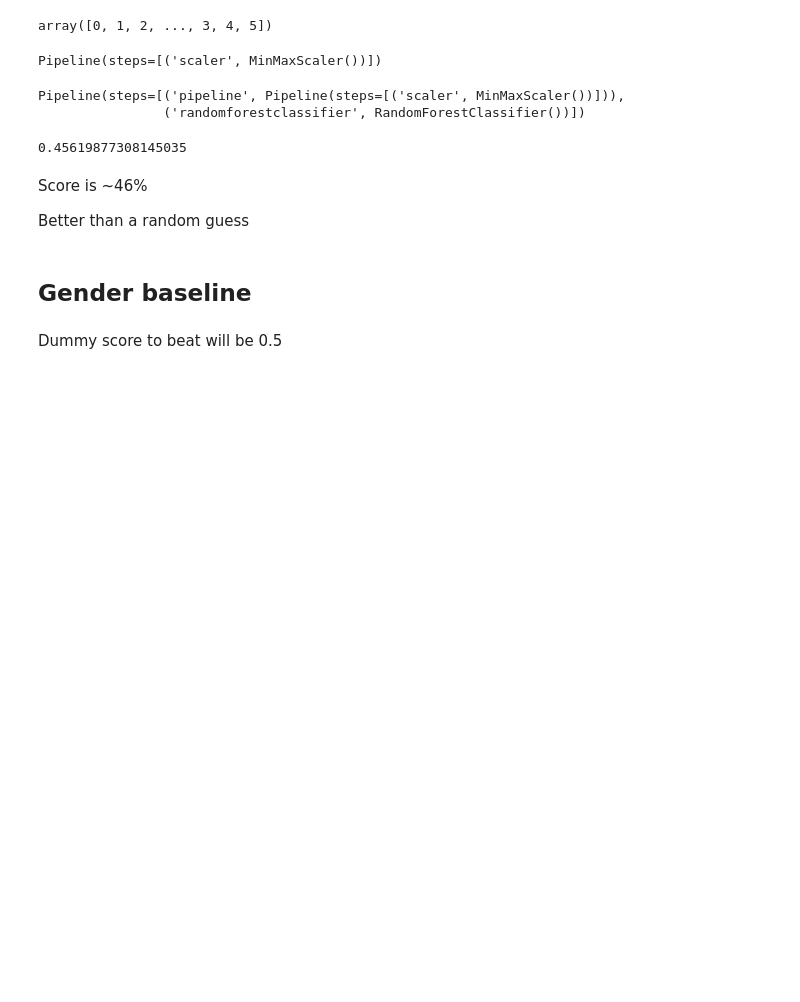
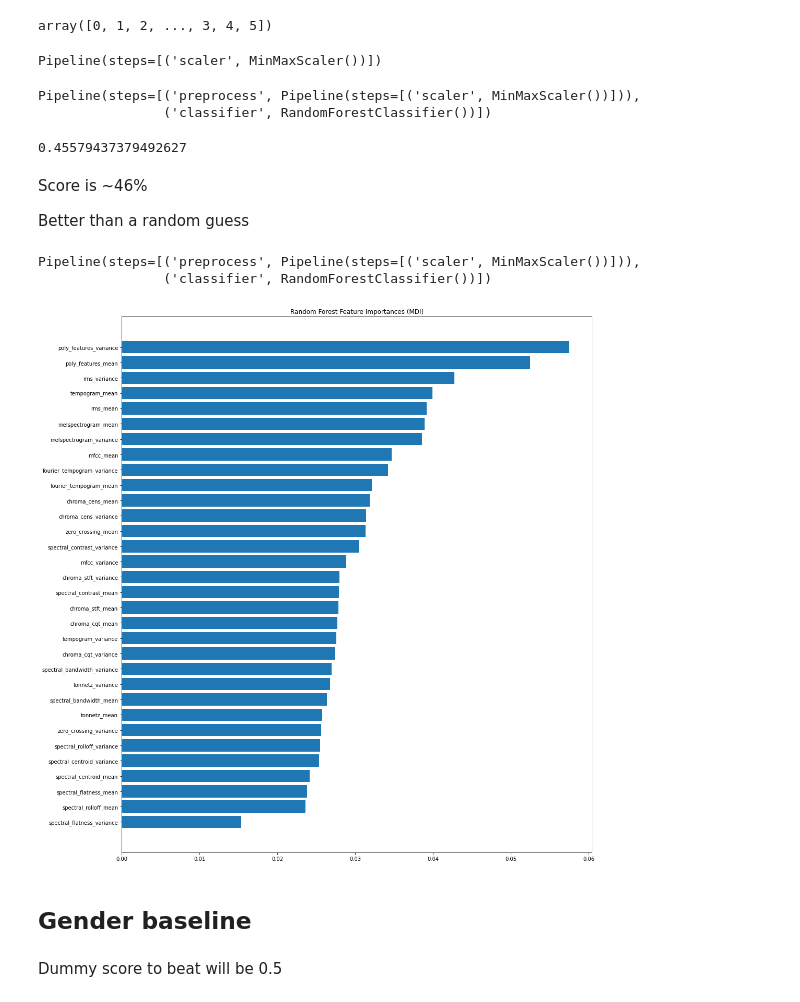
Before and after one commit to geowilso/speech-emotion-recognition, a Jupyter notebook: notebooks/geowilso_data_exploration.ipynb, the cells around one changed output. Drawn from its saved outputs; the diff is of its cells as text; code cells hidden in the pictures; blank space fills up the shorter version.

Commit message:
added feature importances

```diff
--- a/notebooks/geowilso_data_exploration.ipynb
+++ b/notebooks/geowilso_data_exploration.ipynb
@@ -553,21 +553,48 @@ preproc_pipe
 # %% [output]
 Pipeline(steps=[('scaler', MinMaxScaler())])
 # %%
-pipe_baseline = make_pipeline(preproc_pipe, RandomForestClassifier())
+pipe_baseline = Pipeline(
+    [
+        ("preprocess", preproc_pipe),
+        ("classifier", RandomForestClassifier()),
+    ])
+
 pipe_baseline
 # %% [output]
-Pipeline(steps=[('pipeline', Pipeline(steps=[('scaler', MinMaxScaler())])),
-                ('randomforestclassifier', RandomForestClassifier())])
+Pipeline(steps=[('preprocess', Pipeline(steps=[('scaler', MinMaxScaler())])),
+                ('classifier', RandomForestClassifier())])
 # %%
 cv_results = cross_validate(pipe_baseline,X,y,cv=5,scoring='accuracy')
 score_baseline = cv_results['test_score'].mean()
 score_baseline
 # %% [output]
-0.45619877308145035
+0.45579437379492627
 # %% [markdown]
 Score is ~46%
 
 Better than a random guess
+# %%
+pipe_baseline.fit(X,y)
+# %% [output]
+Pipeline(steps=[('preprocess', Pipeline(steps=[('scaler', MinMaxScaler())])),
+                ('classifier', RandomForestClassifier())])
+# %%
+tree_feature_importances = pipe_baseline.named_steps["classifier"].feature_importances_
+sorted_idx = tree_feature_importances.argsort()
+
+feature_names = X.columns
+
+
+y_ticks = np.arange(0, len(feature_names))
+fig, ax = plt.subplots(figsize=(15,15))
+ax.barh(y_ticks, tree_feature_importances[sorted_idx])
+ax.set_yticks(y_ticks)
+ax.set_yticklabels(feature_names[sorted_idx])
+ax.set_title("Random Forest Feature Importances (MDI)")
+fig.tight_layout()
+plt.show()
+# %% [output]
+[figure, added]
 # %% [markdown]
 ## Gender baseline
 # %% [markdown]
```
Also changed, not shown: 1 other file.
